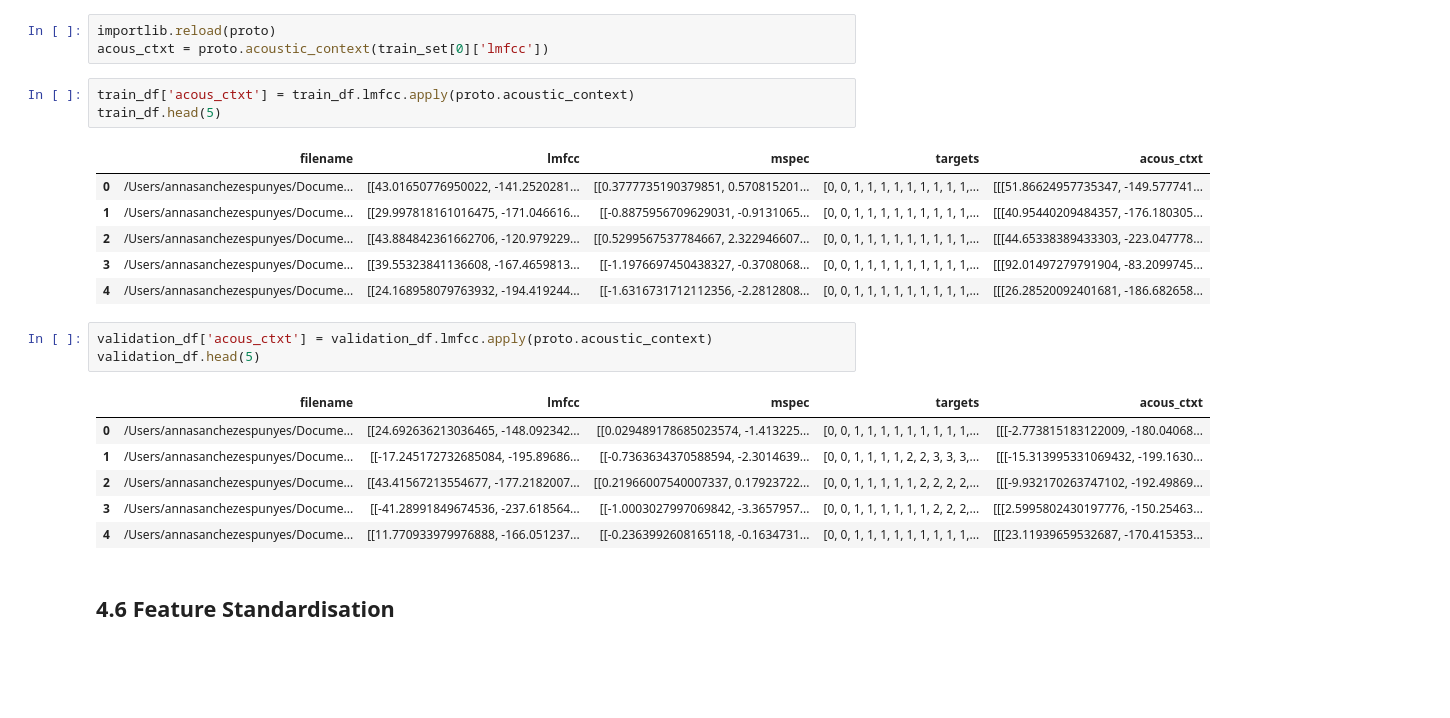
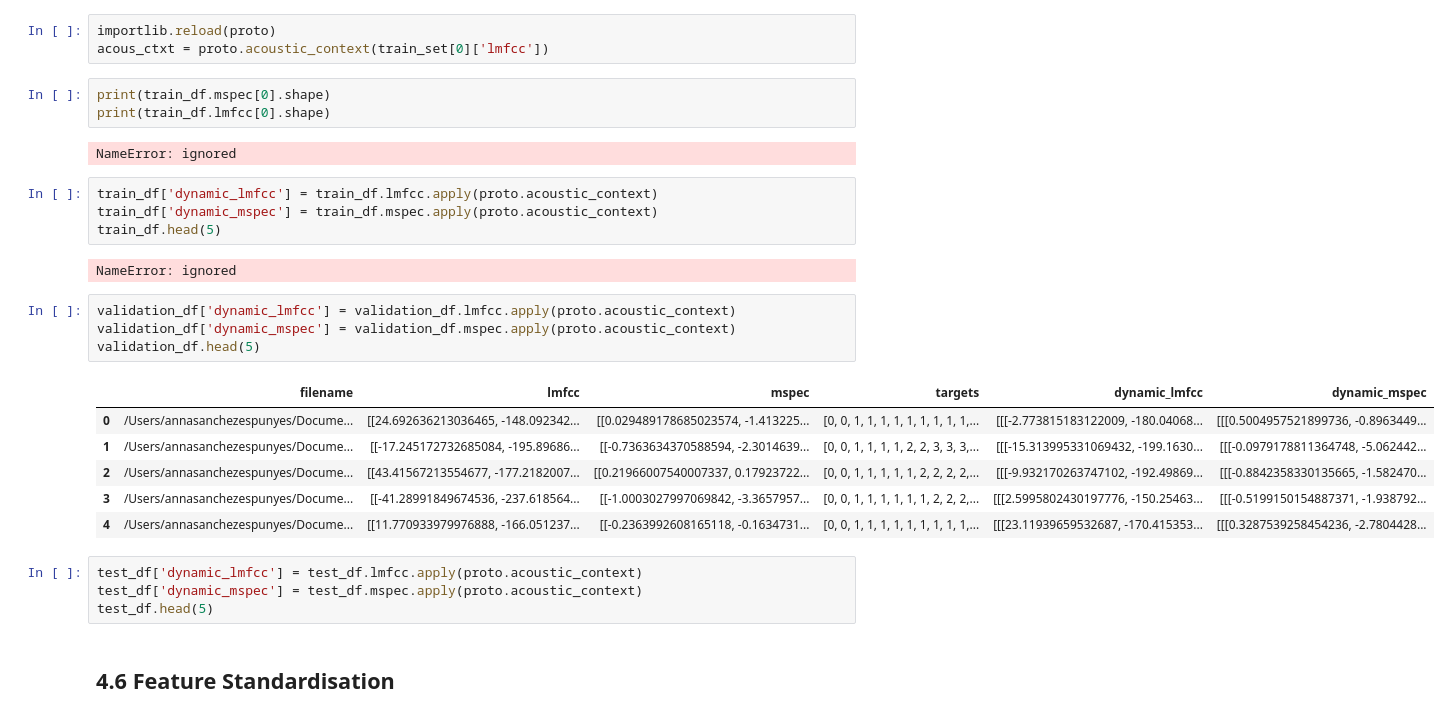
Before and after one commit to KenzaB27/ssr_labs, a Jupyter notebook: lab3/experiments.ipynb, the cells around one changed output. Drawn from its saved outputs; the diff is of its cells as text; blank space fills up the shorter version.

```diff
--- a/lab3/experiments.ipynb
+++ b/lab3/experiments.ipynb
@@ -201,25 +217,31 @@ TODO: apply acoustic context to test data
 # %%
 importlib.reload(proto)
 acous_ctxt = proto.acoustic_context(train_set[0]['lmfcc'])
+# %%
+print(train_df.mspec[0].shape)
+print(train_df.lmfcc[0].shape)
+# %% [output]
+NameError: ignored
 # %%
-train_df['acous_ctxt'] = train_df.lmfcc.apply(proto.acoustic_context)
+train_df['dynamic_lmfcc'] = train_df.lmfcc.apply(proto.acoustic_context)
+train_df['dynamic_mspec'] = train_df.mspec.apply(proto.acoustic_context)
 train_df.head(5)
 # %% [output]
-|  | filename | lmfcc | mspec | targets | acous_ctxt |
-| 0 | /Users/annasanchezespunyes/Docume... | [[43.01650776950022, -141.2520281... | [[0.3777735190379851, 0.570815201... | [0, 0, 1, 1, 1, 1, 1, 1, 1, 1, 1,... | [[[51.86624957735347, -149.577741... |
-| 1 | /Users/annasanchezespunyes/Docume... | [[29.997818161016475, -171.046616... | [[-0.8875956709629031, -0.9131065... | [0, 0, 1, 1, 1, 1, 1, 1, 1, 1, 1,... | [[[40.95440209484357, -176.180305... |
-| 2 | /Users/annasanchezespunyes/Docume... | [[43.884842361662706, -120.979229... | [[0.5299567537784667, 2.322946607... | [0, 0, 1, 1, 1, 1, 1, 1, 1, 1, 1,... | [[[44.65338389433303, -223.047778... |
-| 3 | /Users/annasanchezespunyes/Docume... | [[39.55323841136608, -167.4659813... | [[-1.1976697450438327, -0.3708068... | [0, 0, 1, 1, 1, 1, 1, 1, 1, 1, 1,... | [[[92.01497279791904, -83.2099745... |
-| 4 | /Users/annasanchezespunyes/Docume... | [[24.168958079763932, -194.419244... | [[-1.6316731712112356, -2.2812808... | [0, 0, 1, 1, 1, 1, 1, 1, 1, 1, 1,... | [[[26.28520092401681, -186.682658... |
+NameError: ignored
 # %%
-validation_df['acous_ctxt'] = validation_df.lmfcc.apply(proto.acoustic_context)
+validation_df['dynamic_lmfcc'] = validation_df.lmfcc.apply(proto.acoustic_context)
+validation_df['dynamic_mspec'] = validation_df.mspec.apply(proto.acoustic_context)
 validation_df.head(5)
 # %% [output]
-|  | filename | lmfcc | mspec | targets | acous_ctxt |
-| 0 | /Users/annasanchezespunyes/Docume... | [[24.692636213036465, -148.092342... | [[0.029489178685023574, -1.413225... | [0, 0, 1, 1, 1, 1, 1, 1, 1, 1, 1,... | [[[-2.773815183122009, -180.04068... |
-| 1 | /Users/annasanchezespunyes/Docume... | [[-17.245172732685084, -195.89686... | [[-0.7363634370588594, -2.3014639... | [0, 0, 1, 1, 1, 1, 2, 2, 3, 3, 3,... | [[[-15.313995331069432, -199.1630... |
-| 2 | /Users/annasanchezespunyes/Docume... | [[43.41567213554677, -177.2182007... | [[0.21966007540007337, 0.17923722... | [0, 0, 1, 1, 1, 1, 1, 2, 2, 2, 2,... | [[[-9.932170263747102, -192.49869... |
-| 3 | /Users/annasanchezespunyes/Docume... | [[-41.28991849674536, -237.618564... | [[-1.0003027997069842, -3.3657957... | [0, 0, 1, 1, 1, 1, 1, 1, 2, 2, 2,... | [[[2.5995802430197776, -150.25463... |
-| 4 | /Users/annasanchezespunyes/Docume... | [[11.770933979976888, -166.051237... | [[-0.2363992608165118, -0.1634731... | [0, 0, 1, 1, 1, 1, 1, 1, 1, 1, 1,... | [[[23.11939659532687, -170.415353... |
+|  | filename | lmfcc | mspec | targets | dynamic_lmfcc | dynamic_mspec |
+| 0 | /Users/annasanchezespunyes/Docume... | [[24.692636213036465, -148.092342... | [[0.029489178685023574, -1.413225... | [0, 0, 1, 1, 1, 1, 1, 1, 1, 1, 1,... | [[[-2.773815183122009, -180.04068... | [[[0.5004957521899736, -0.8963449... |
+| 1 | /Users/annasanchezespunyes/Docume... | [[-17.245172732685084, -195.89686... | [[-0.7363634370588594, -2.3014639... | [0, 0, 1, 1, 1, 1, 2, 2, 3, 3, 3,... | [[[-15.313995331069432, -199.1630... | [[[-0.0979178811364748, -5.062442... |
+| 2 | /Users/annasanchezespunyes/Docume... | [[43.41567213554677, -177.2182007... | [[0.21966007540007337, 0.17923722... | [0, 0, 1, 1, 1, 1, 1, 2, 2, 2, 2,... | [[[-9.932170263747102, -192.49869... | [[[-0.8842358330135665, -1.582470... |
+| 3 | /Users/annasanchezespunyes/Docume... | [[-41.28991849674536, -237.618564... | [[-1.0003027997069842, -3.3657957... | [0, 0, 1, 1, 1, 1, 1, 1, 2, 2, 2,... | [[[2.5995802430197776, -150.25463... | [[[-0.5199150154887371, -1.938792... |
+| 4 | /Users/annasanchezespunyes/Docume... | [[11.770933979976888, -166.051237... | [[-0.2363992608165118, -0.1634731... | [0, 0, 1, 1, 1, 1, 1, 1, 1, 1, 1,... | [[[23.11939659532687, -170.415353... | [[[0.3287539258454236, -2.7804428... |
+# %%
+test_df['dynamic_lmfcc'] = test_df.lmfcc.apply(proto.acoustic_context)
+test_df['dynamic_mspec'] = test_df.mspec.apply(proto.acoustic_context)
+test_df.head(5)
 # %% [markdown]
 ## 4.6 Feature Standardisation
```
Also changed, not shown: parts of 5 cells of this notebook.
